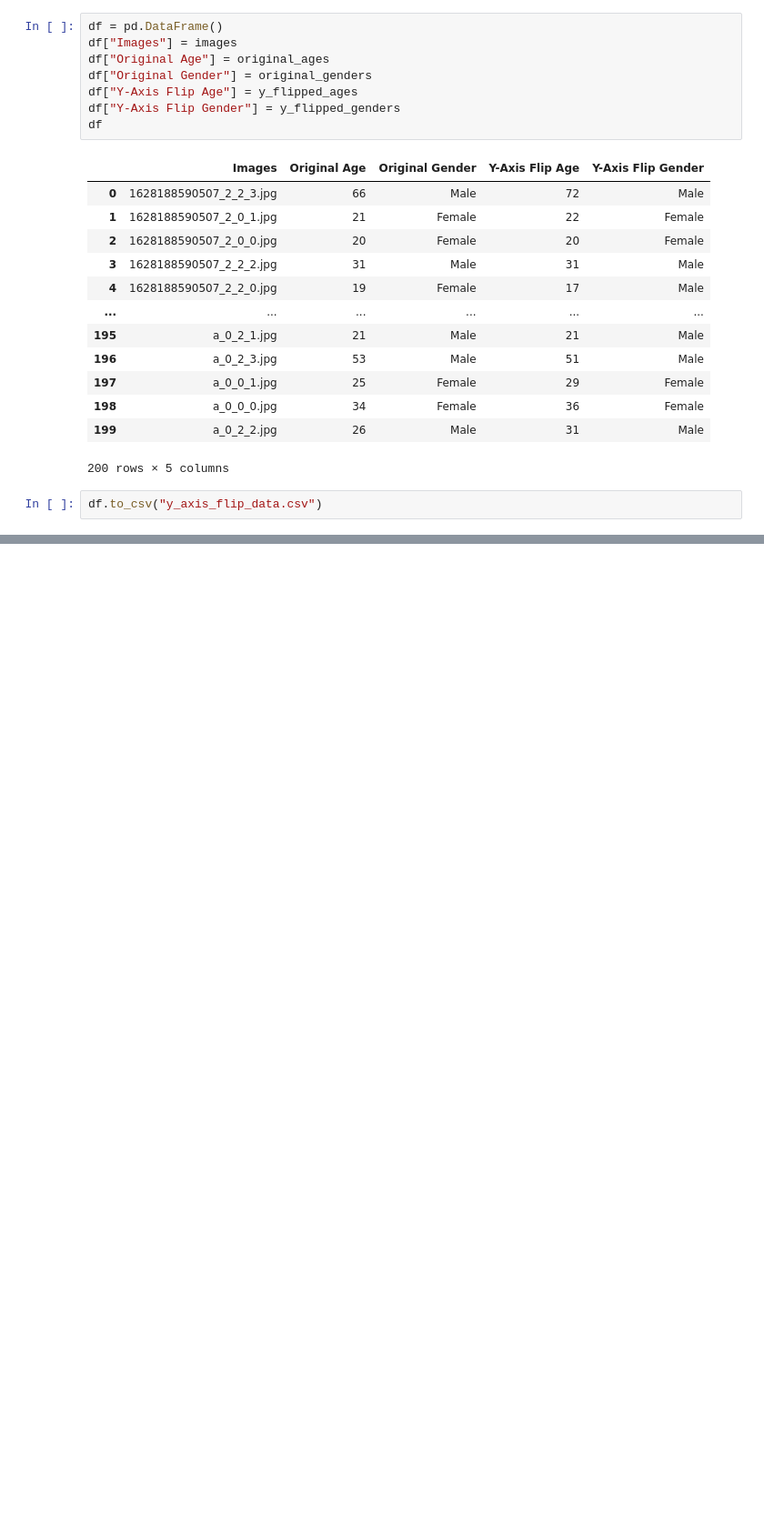
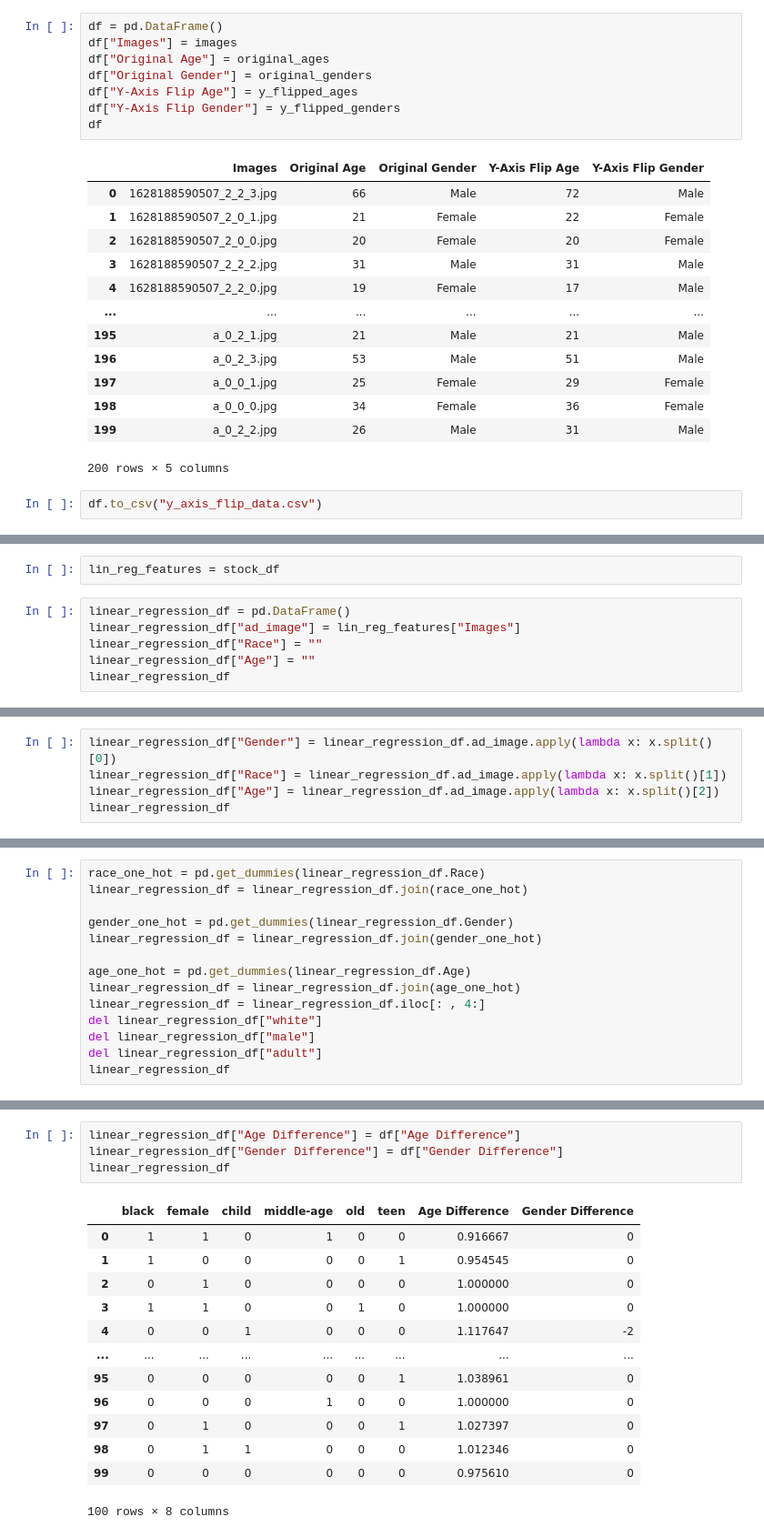
Before and after one commit to levikap/Face_PP_Audit, a Jupyter notebook: face++_audit.ipynb, the cells around one changed output, grey strips where cells are left out. Shown at 91% size. Drawn from its saved outputs; the diff is of its cells as text; blank space fills up the shorter version.

Commit message:
regression and updated stats tests

```diff
--- a/face++_audit.ipynb
+++ b/face++_audit.ipynb
@@ -245,0 +420,8 @@ df.to_csv("y_axis_flip_data.csv")
+# %%
+lin_reg_features = stock_df
+# %%
+linear_regression_df = pd.DataFrame()
+linear_regression_df["ad_image"] = lin_reg_features["Images"]
+linear_regression_df["Race"] = ""
+linear_regression_df["Age"] = ""
+linear_regression_df
@@ -245,0 +442,5 @@ df.to_csv("y_axis_flip_data.csv")
+# %%
+linear_regression_df["Gender"] = linear_regression_df.ad_image.apply(lambda x: x.split()[0])
+linear_regression_df["Race"] = linear_regression_df.ad_image.apply(lambda x: x.split()[1])
+linear_regression_df["Age"] = linear_regression_df.ad_image.apply(lambda x: x.split()[2])
+linear_regression_df
@@ -245,0 +461,14 @@ df.to_csv("y_axis_flip_data.csv")
+# %%
+race_one_hot = pd.get_dummies(linear_regression_df.Race)
+linear_regression_df = linear_regression_df.join(race_one_hot)
+
+gender_one_hot = pd.get_dummies(linear_regression_df.Gender)
+linear_regression_df = linear_regression_df.join(gender_one_hot)
+
+age_one_hot = pd.get_dummies(linear_regression_df.Age)
+linear_regression_df = linear_regression_df.join(age_one_hot)
+linear_regression_df = linear_regression_df.iloc[: , 4:]
+del linear_regression_df["white"]
+del linear_regression_df["male"]
+del linear_regression_df["adult"]
+linear_regression_df
@@ -245,0 +489,18 @@ df.to_csv("y_axis_flip_data.csv")
+# %%
+linear_regression_df["Age Difference"] = df["Age Difference"]
+linear_regression_df["Gender Difference"] = df["Gender Difference"]
+linear_regression_df
+# %% [output]
+|  | black | female | child | middle-age | old | teen | Age Difference | Gender Difference |
+| 0 | 1 | 1 | 0 | 1 | 0 | 0 | 0.916667 | 0 |
+| 1 | 1 | 0 | 0 | 0 | 0 | 1 | 0.954545 | 0 |
+| 2 | 0 | 1 | 0 | 0 | 0 | 0 | 1.000000 | 0 |
+| 3 | 1 | 1 | 0 | 0 | 1 | 0 | 1.000000 | 0 |
+| 4 | 0 | 0 | 1 | 0 | 0 | 0 | 1.117647 | -2 |
+| ... | ... | ... | ... | ... | ... | ... | ... | ... |
+| 95 | 0 | 0 | 0 | 0 | 0 | 1 | 1.038961 | 0 |
+| 96 | 0 | 0 | 0 | 1 | 0 | 0 | 1.000000 | 0 |
+| 97 | 0 | 1 | 0 | 0 | 0 | 1 | 1.027397 | 0 |
+| 98 | 0 | 1 | 1 | 0 | 0 | 0 | 1.012346 | 0 |
+| 99 | 0 | 0 | 0 | 0 | 0 | 0 | 0.975610 | 0 |
+100 rows × 8 columns
```
Also changed, not shown: parts of 21 cells of this notebook, 3 other files.
